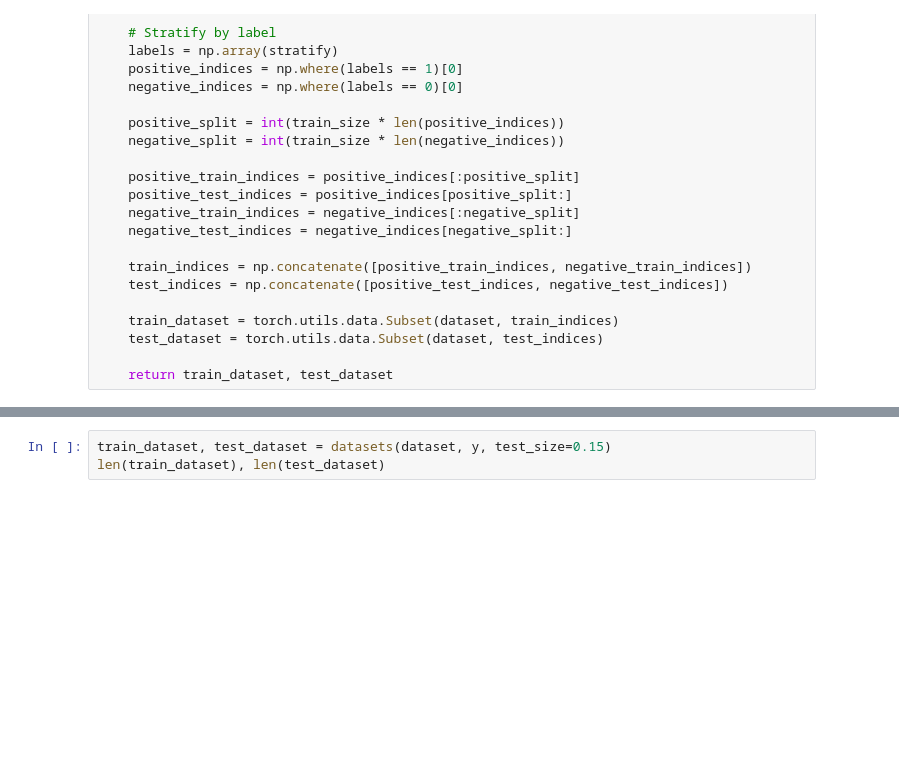
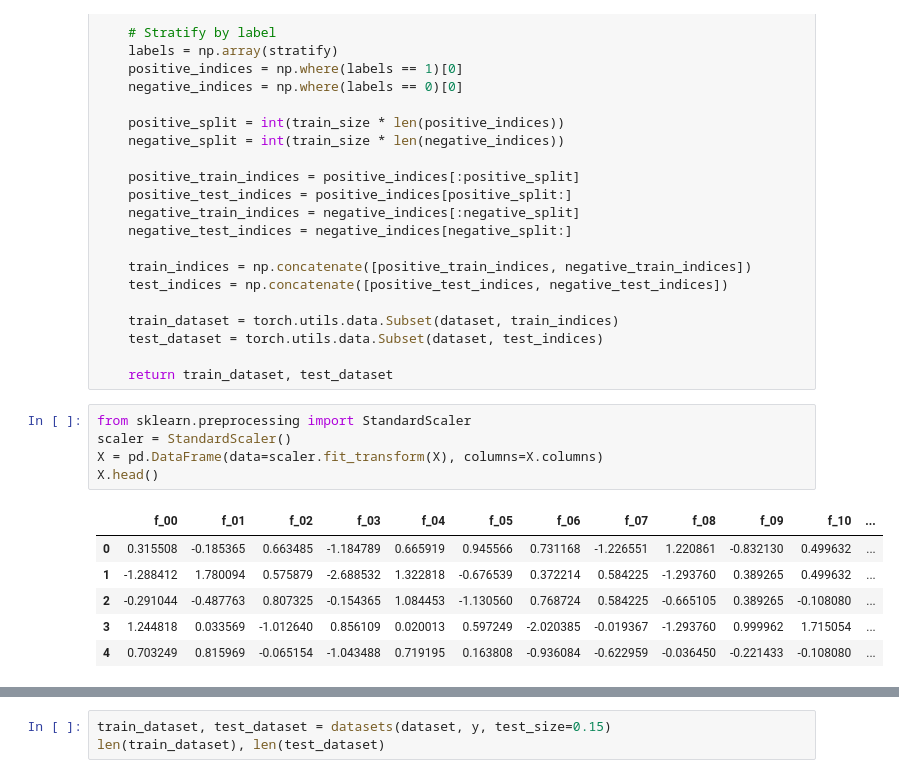
Before and after one commit to wilberquito/DeepLearningCompetition2023, a Jupyter notebook: Code/ML_STUDENT_COMPETITION.ipynb, the cells around one changed output, grey strips where cells are left out. Drawn from its saved outputs; the diff is of its cells as text; blank space fills up the shorter version.

```diff
--- a/Code/ML_STUDENT_COMPETITION.ipynb
+++ b/Code/ML_STUDENT_COMPETITION.ipynb
@@ -151,3 +152,15 @@ def datasets(dataset, stratify, test_size):
     test_dataset = torch.utils.data.Subset(dataset, test_indices)
 
     return train_dataset, test_dataset
+# %%
+from sklearn.preprocessing import StandardScaler
+scaler = StandardScaler()
+X = pd.DataFrame(data=scaler.fit_transform(X), columns=X.columns)
+X.head()
+# %% [output]
+|  | f_00 | f_01 | f_02 | f_03 | f_04 | f_05 | f_06 | f_07 | f_08 | f_09 | f_10 | ... |
+| 0 | 0.315508 | -0.185365 | 0.663485 | -1.184789 | 0.665919 | 0.945566 | 0.731168 | -1.226551 | 1.220861 | -0.832130 | 0.499632 | ... |
+| 1 | -1.288412 | 1.780094 | 0.575879 | -2.688532 | 1.322818 | -0.676539 | 0.372214 | 0.584225 | -1.293760 | 0.389265 | 0.499632 | ... |
+| 2 | -0.291044 | -0.487763 | 0.807325 | -0.154365 | 1.084453 | -1.130560 | 0.768724 | 0.584225 | -0.665105 | 0.389265 | -0.108080 | ... |
+| 3 | 1.244818 | 0.033569 | -1.012640 | 0.856109 | 0.020013 | 0.597249 | -2.020385 | -0.019367 | -1.293760 | 0.999962 | 1.715054 | ... |
+| 4 | 0.703249 | 0.815969 | -0.065154 | -1.043488 | 0.719195 | 0.163808 | -0.936084 | -0.622959 | -0.036450 | -0.221433 | -0.108080 | ... |
```
Also changed, not shown: parts of 14 cells of this notebook, 1 other file.
